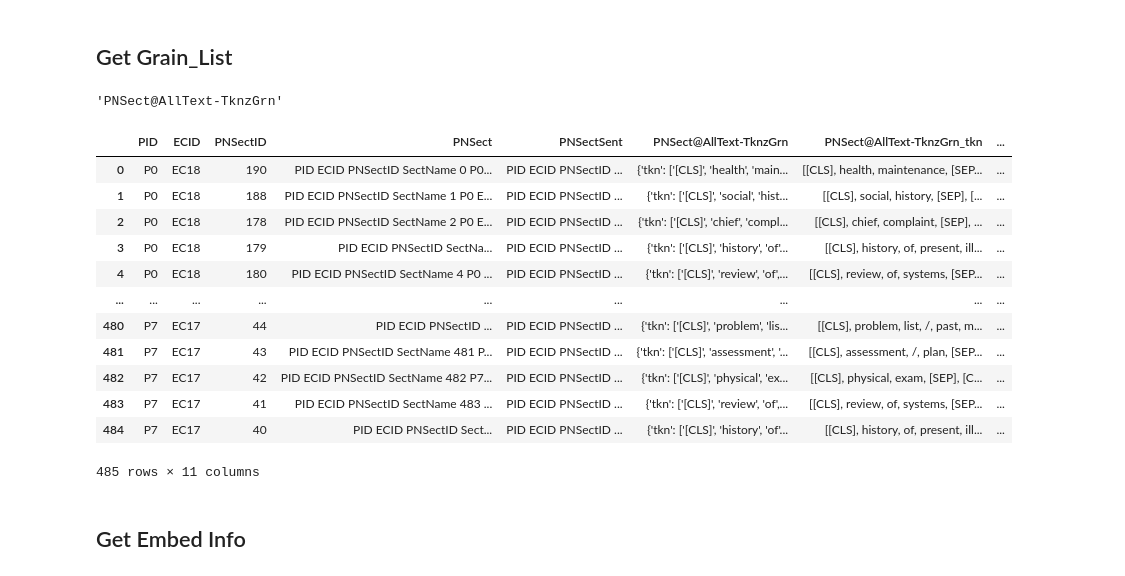
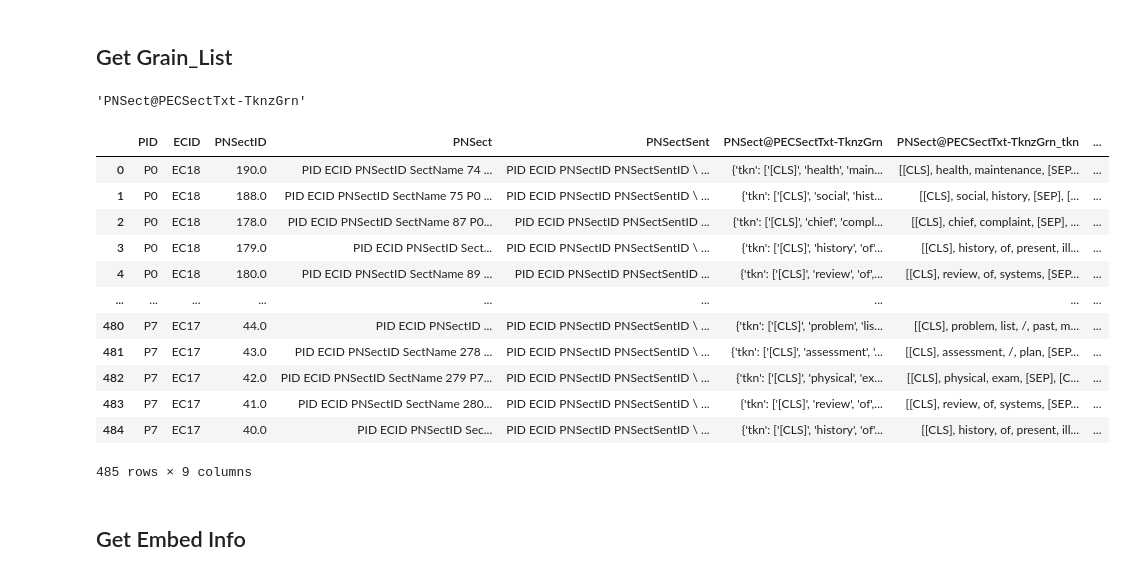
Before and after one commit to JHU-CDHAI/RecFldGrn, a Jupyter notebook: 2-FldGrn/02-PNSect-FldGrn.ipynb, the cells around one changed output. Saved outputs shown, nothing was run; the diff lists cells and outputs as text; code cells hidden in the pictures.

```diff
--- a/2-FldGrn/02-PNSect-FldGrn.ipynb
+++ b/2-FldGrn/02-PNSect-FldGrn.ipynb
@@ -265,9 +210,2 @@ df_input['PNSectSent']
-# %%
-# assert the df_input
-assert RecLevelID in df_input
-for RecName, FldList in Rec2FldList_Dict.items():
-    assert RecName in df_input
-    df_recinput = df_input[RecName]
-    assert set(FldList).issubset(set(df_recinput.columns))
 # %% [markdown]
 ## Get grain_tkn_fn
@@ -304,43 +257,55 @@ import itertools
 import inspect
 from transformers import AutoTokenizer
 
-def grain_tkn_fn(df_input):
+def grain_tkn_fn(dp):
+
     # (0) Set up.
+    from transformers import AutoTokenizer
     tokenizer = AutoTokenizer.from_pretrained("bert-base-uncased")
     max_length = 512
     used_leng = 0 # how many token positions used so far.
     buffer_dict = {}
 
     # (A) PNSect Part:
-    df_recinput = df_input['PNSect'][['SectName']].fillna('No section sentences')
+    df = dp['PNSect']
     # (A.1) PNSect@SectName
     fld = 'SectName'
-    value = df_recinput[fld].iloc[0] # section name
+    if type(df) == type(pd.DataFrame()):
+        df_recinput = df[['SectName']].fillna('No section sentences')
+        value = df_recinput[fld].iloc[0] # section name
+    else:
+        fld = 'SectName'
+        value = 'No sections'
+
     current_max_leng = max_length - used_leng # new line
     li_value_tkn = tokenizer.tokenize(value, truncation=True, max_length=current_max_leng, add_special_tokens=True)
     li_value_wgt = [1] * len(li_value_tkn)
     li_value_fld = [fld] * len(li_value_tkn)
     used_leng = len(li_value_tkn)   # new line
-    buffer_dict[fld] = {'tkn': li_value_tkn, 'wgt': li_value_wgt, 'fld':li_value_fld}
+    buffer_dict[fld] = {'tkn': li_value_tkn, 'wgt': li_value_wgt, 'tpc':li_value_fld}
 
     # (B) PNSectSent Part
-    df_recinput = df_input['PNSectSent'][['Sentence']].fillna('No section sentences')
-    # (B.1) P@ecDays
+    df = dp['PNSectSent']
+    # (B.1) PN-PNSectSent
     fld = 'Sentence'
-    value = '\n'.join(df_recinput['Sentence'].to_list())
+    if type(df) == type(pd.DataFrame()):
+        df_recinput = df[['Sentence']].fillna('No section sentences')
+        value = '\n'.join(df_recinput['Sentence'].to_list())
+    else:
+        value = 'No section sentences'
     current_max_leng = max_length - used_leng # new line
     li_value_tkn = tokenizer.tokenize(value, truncation=True, max_length=current_max_leng, add_special_tokens=True)
     li_value_wgt = [1] * len(li_value_tkn)
     li_value_fld = [fld] * len(li_value_tkn)
     used_leng = len(li_value_tkn)   # new line
-    buffer_dict[fld] = {'tkn': li_value_tkn, 'wgt': li_value_wgt, 'fld':li_value_fld}
+    buffer_dict[fld] = {'tkn': li_value_tkn, 'wgt': li_value_wgt, 'tpc':li_value_fld}
 
     # summary
     output = {}
-    for i in ['tkn', 'wgt', 'fld']:
+    for i in ['tkn', 'wgt', 'tpc']:
         output[i.split('_')[-1]] = list(itertools.chain(*[d[i] for fld, d in buffer_dict.items()]))
     return output
 
-grain_tkn_fn_string = inspect.getsource(grain_tkn_fn)
+grain_tkn_fn.fn_string = inspect.getsource(grain_tkn_fn)
 # print(grain_str_fn_string)
 # %%
@@ -367,30 +332,30 @@ fld
 # %% [markdown]
 ## Get Grain_List
 # %%
-recfldgrn = f'{RecLevel}@{SynFld}-{GrnName}'
+recfldgrn = f'{RecName}@{SynFld}-{GrnName}'
 recfldgrn
 # %% [output]
-'PNSect@AllText-TknzGrn'
+'PNSect@PECSectTxt-TknzGrn'
 # %%
-df_whole[recfldgrn] = df_whole.apply(lambda df_input: grain_tkn_fn(df_input), axis = 1)
-for i in ['tkn', 'wgt', 'fld']:
+df_whole[recfldgrn] = df_whole.apply(lambda dp: grain_tkn_fn(dp), axis = 1)
+for i in ['tkn', 'wgt', 'tpc']:
     df_whole[f'{recfldgrn}_{i}'] = df_whole[recfldgrn].apply(lambda x: x[i])
 
 df_whole
 # %% [output]
-|  | PID | ECID | PNSectID | PNSect | PNSectSent | PNSect@AllText-TknzGrn | PNSect@AllText-TknzGrn_tkn | ... |
-| 0 | P0 | EC18 | 190 | PID ECID PNSectID SectName 0 P0... | PID ECID PNSectID ... | {'tkn': ['[CLS]', 'health', 'main... | [[CLS], health, maintenance, [SEP... | ... |
-| 1 | P0 | EC18 | 188 | PID ECID PNSectID SectName 1 P0 E... | PID ECID PNSectID ... | {'tkn': ['[CLS]', 'social', 'hist... | [[CLS], social, history, [SEP], [... | ... |
-| 2 | P0 | EC18 | 178 | PID ECID PNSectID SectName 2 P0 E... | PID ECID PNSectID ... | {'tkn': ['[CLS]', 'chief', 'compl... | [[CLS], chief, complaint, [SEP], ... | ... |
-| 3 | P0 | EC18 | 179 | PID ECID PNSectID SectNa... | PID ECID PNSectID ... | {'tkn': ['[CLS]', 'history', 'of'... | [[CLS], history, of, present, ill... | ... |
-| 4 | P0 | EC18 | 180 | PID ECID PNSectID SectName 4 P0 ... | PID ECID PNSectID ... | {'tkn': ['[CLS]', 'review', 'of',... | [[CLS], review, of, systems, [SEP... | ... |
+|  | PID | ECID | PNSectID | PNSect | PNSectSent | PNSect@PECSectTxt-TknzGrn | PNSect@PECSectTxt-TknzGrn_tkn | ... |
+| 0 | P0 | EC18 | 190.0 | PID ECID PNSectID SectName 74 ... | PID ECID PNSectID PNSectSentID \ ... | {'tkn': ['[CLS]', 'health', 'main... | [[CLS], health, maintenance, [SEP... | ... |
+| 1 | P0 | EC18 | 188.0 | PID ECID PNSectID SectName 75 P0 ... | PID ECID PNSectID PNSectSentID \ ... | {'tkn': ['[CLS]', 'social', 'hist... | [[CLS], social, history, [SEP], [... | ... |
+| 2 | P0 | EC18 | 178.0 | PID ECID PNSectID SectName 87 P0... | PID ECID PNSectID PNSectSentID ... | {'tkn': ['[CLS]', 'chief', 'compl... | [[CLS], chief, complaint, [SEP], ... | ... |
+| 3 | P0 | EC18 | 179.0 | PID ECID PNSectID Sect... | PID ECID PNSectID PNSectSentID \ ... | {'tkn': ['[CLS]', 'history', 'of'... | [[CLS], history, of, present, ill... | ... |
+| 4 | P0 | EC18 | 180.0 | PID ECID PNSectID SectName 89 ... | PID ECID PNSectID PNSectSentID ... | {'tkn': ['[CLS]', 'review', 'of',... | [[CLS], review, of, systems, [SEP... | ... |
 | ... | ... | ... | ... | ... | ... | ... | ... | ... |
-| 480 | P7 | EC17 | 44 | PID ECID PNSectID ... | PID ECID PNSectID ... | {'tkn': ['[CLS]', 'problem', 'lis... | [[CLS], problem, list, /, past, m... | ... |
-| 481 | P7 | EC17 | 43 | PID ECID PNSectID SectName 481 P... | PID ECID PNSectID ... | {'tkn': ['[CLS]', 'assessment', '... | [[CLS], assessment, /, plan, [SEP... | ... |
-| 482 | P7 | EC17 | 42 | PID ECID PNSectID SectName 482 P7... | PID ECID PNSectID ... | {'tkn': ['[CLS]', 'physical', 'ex... | [[CLS], physical, exam, [SEP], [C... | ... |
-| 483 | P7 | EC17 | 41 | PID ECID PNSectID SectName 483 ... | PID ECID PNSectID ... | {'tkn': ['[CLS]', 'review', 'of',... | [[CLS], review, of, systems, [SEP... | ... |
-| 484 | P7 | EC17 | 40 | PID ECID PNSectID Sect... | PID ECID PNSectID ... | {'tkn': ['[CLS]', 'history', 'of'... | [[CLS], history, of, present, ill... | ... |
+| 480 | P7 | EC17 | 44.0 | PID ECID PNSectID ... | PID ECID PNSectID PNSectSentID \ ... | {'tkn': ['[CLS]', 'problem', 'lis... | [[CLS], problem, list, /, past, m... | ... |
+| 481 | P7 | EC17 | 43.0 | PID ECID PNSectID SectName 278 ... | PID ECID PNSectID PNSectSentID \ ... | {'tkn': ['[CLS]', 'assessment', '... | [[CLS], assessment, /, plan, [SEP... | ... |
+| 482 | P7 | EC17 | 42.0 | PID ECID PNSectID SectName 279 P7... | PID ECID PNSectID PNSectSentID \ ... | {'tkn': ['[CLS]', 'physical', 'ex... | [[CLS], physical, exam, [SEP], [C... | ... |
+| 483 | P7 | EC17 | 41.0 | PID ECID PNSectID SectName 280... | PID ECID PNSectID PNSectSentID \ ... | {'tkn': ['[CLS]', 'review', 'of',... | [[CLS], review, of, systems, [SEP... | ... |
+| 484 | P7 | EC17 | 40.0 | PID ECID PNSectID Sec... | PID ECID PNSectID PNSectSentID \ ... | {'tkn': ['[CLS]', 'history', 'of'... | [[CLS], history, of, present, ill... | ... |
-485 rows × 11 columns
+485 rows × 9 columns
 # %% [markdown]
 ## Get Embed Info
 # %%
```
Also changed, not shown: parts of 55 cells of this notebook, 1 other file.
